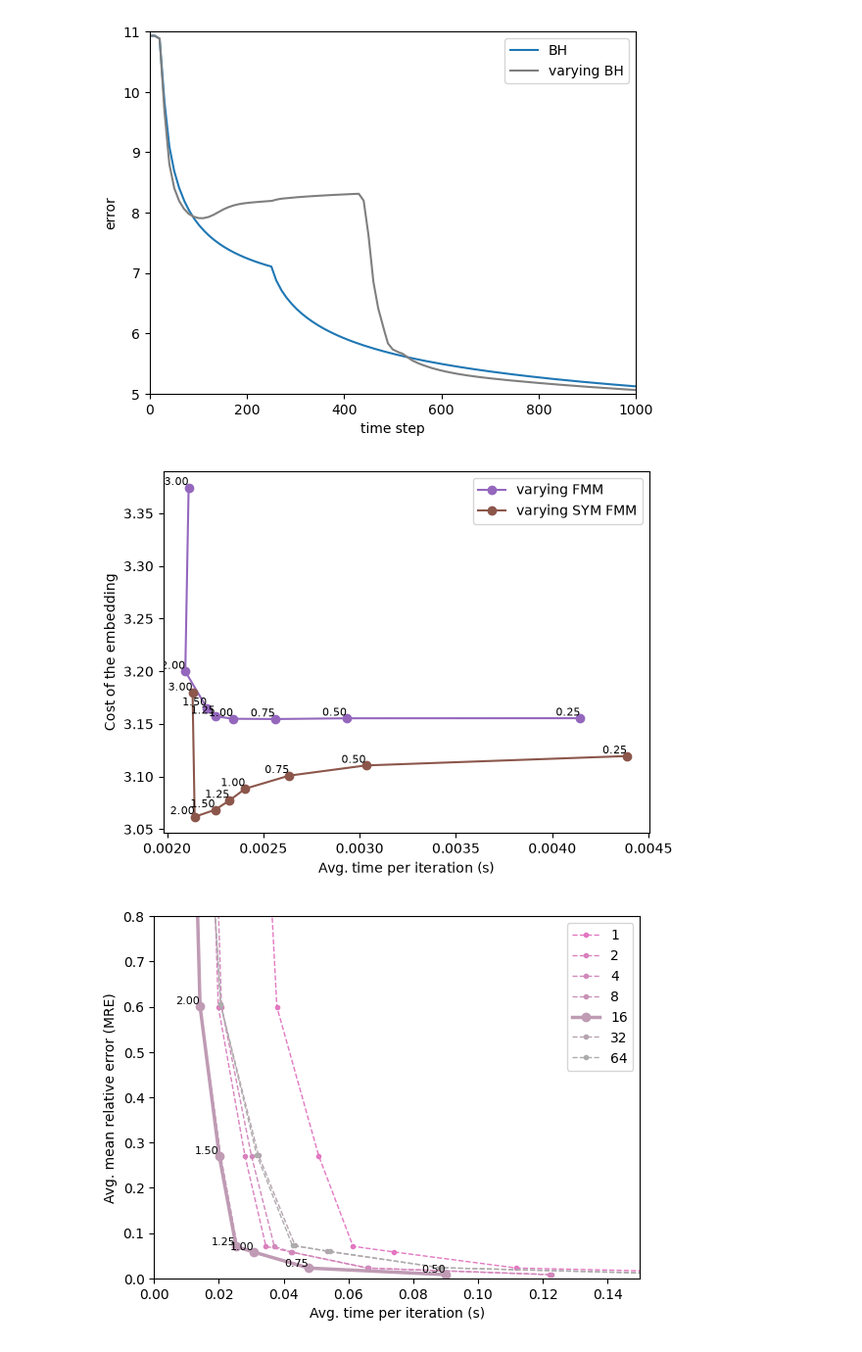
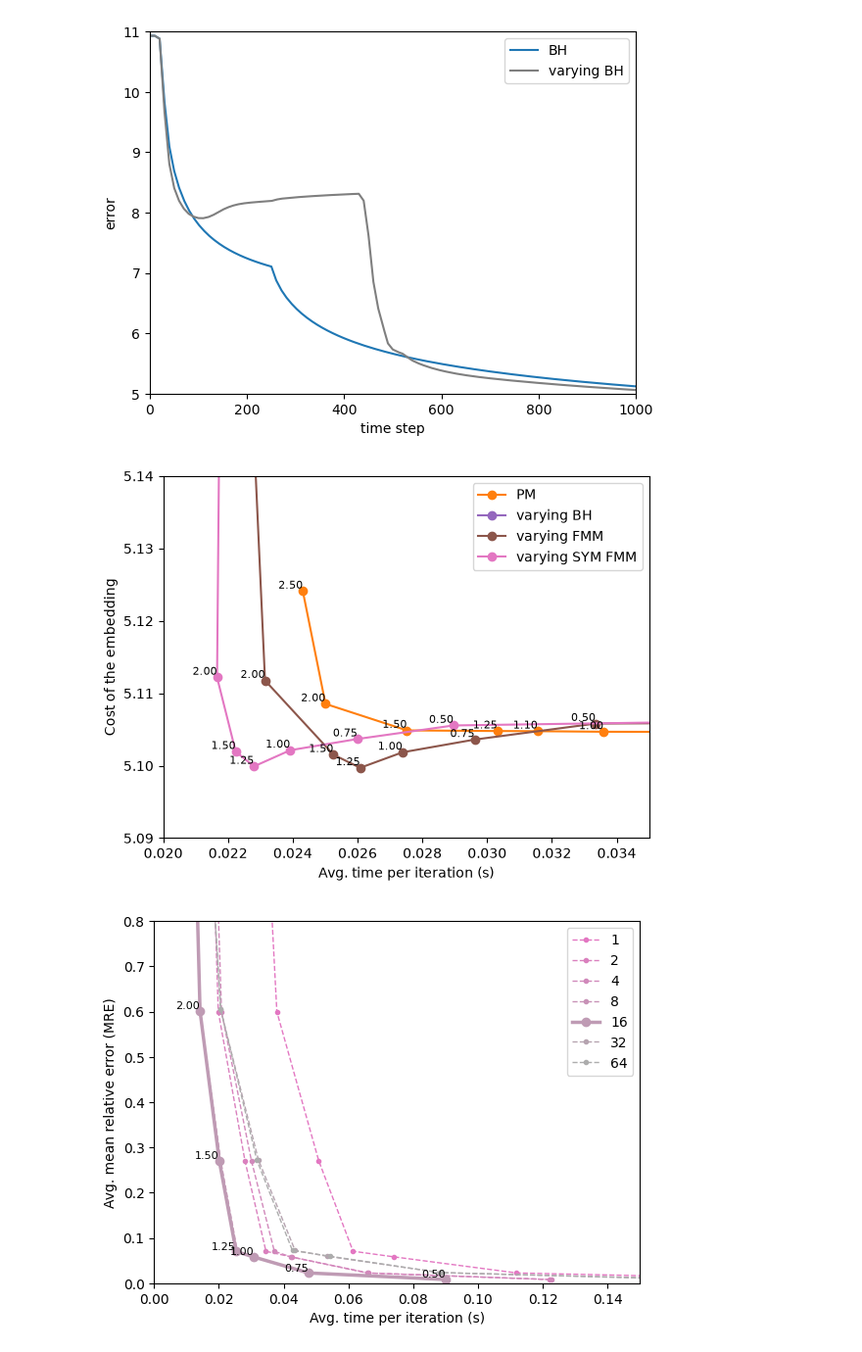
Before and after one commit to LucasFurer/FMM_tSNE, a Jupyter notebook: grapher.ipynb, the cells around one changed output. Shown at 98% size. Drawn from its saved outputs; the diff is of its cells as text; code cells hidden in the pictures.

```diff
--- a/grapher.ipynb
+++ b/grapher.ipynb
@@ -441,26 +441,31 @@ plotGraph(custom_labels, 0, 1000,"time step", "error", "plotOutput/lines_plot.pn
 # %% [output]
 [figure]
 # %%
-pointAmount = "10000" # 70000, 1000000
+pointAmount = "70000" # 70000, 1000000
 dataSet = "MNIST_digits" # MNIST_digits, mice_brain_cells
 perp = "30"
 
 
 custom_labels = {
-    #os.path.join("graphCSV", dataSet, pointAmount, "perp" + perp, "tsneCalculationtimeCostPM_point" + pointAmount + "_perp" + perp + "_dataset" + dataSet + ".csv"): "PM",
-    #os.path.join("graphCSV", dataSet, pointAmount, "perp" + perp, "tsneCalculationtimeCostBH_point" + pointAmount + "_perp" + perp + "_dataset" + dataSet + ".csv"): "varying BH",
+    os.path.join("graphCSV", dataSet, pointAmount, "perp" + perp, "tsneCalculationtimeCostPM_point" + pointAmount + "_perp" + perp + "_dataset" + dataSet + ".csv"): "PM",
+    os.path.join("graphCSV", dataSet, pointAmount, "perp" + perp, "tsneCalculationtimeCostBH_point" + pointAmount + "_perp" + perp + "_dataset" + dataSet + ".csv"): "varying BH",
     os.path.join("graphCSV", dataSet, pointAmount, "perp" + perp, "tsneCalculationtimeCostFMM_MORTON_point" + pointAmount + "_perp" + perp + "_dataset" + dataSet + ".csv"): "varying FMM",
     os.path.join("graphCSV", dataSet, pointAmount, "perp" + perp, "tsneCalculationtimeCostFMM_SYM_MORTON_point" + pointAmount + "_perp" + perp + "_dataset" + dataSet + ".csv"): "varying SYM FMM",
 
 }
 
-plotGraph(custom_labels, 0, 1000, "Cost of the embedding", "Avg. time per iteration (s)", "plotOutput/lines_plot.png", True, None, None, None, None, None, None, True)
+#plotGraph(custom_labels, 0, 1000, "Cost of the embedding", "Avg. time per iteration (s)", "plotOutput/lines_plot.png", True, None, None, None, None, None, None, True)
 
 #plotGraph(custom_labels, 0, 1000, "Cost of the embedding", "Avg. time per iteration (s)", "plotOutput/lines_plot.png", True, 0.028, 0.095, 5.025, 5.175, None, None, True, None)
 #plotGraph(custom_labels, 0, 1000, "Cost of the embedding", "Avg. time per iteration (s)", "plotOutput/lines_plot.png", True, 0.03, 0.065, 5.1, 5.14, None, None, True)
-#plotGraph(custom_labels, 0, 1000, "Cost of the embedding", "Avg. time per iteration (s)", "plotOutput/lines_plot.png", True, 0.02, 0.04, 5.1, 5.14, None, None, True)
+
+# 10000
+#plotGraph(custom_labels, 0, 1000, "Cost of the embedding", "Avg. time per iteration (s)", "plotOutput/lines_plot.png", True, 0.0, 0.02, 3.13, 3.18, None, None, True)
+
+# 70000
+plotGraph(custom_labels, 0, 1000, "Cost of the embedding", "Avg. time per iteration (s)", "plotOutput/lines_plot.png", True, 0.02, 0.035, 5.09, 5.14, None, None, True)
 # %% [output]
-[figure, old version]
+[figure, new version]
 # %%
 pointAmount = "70000"
 dataSet = "MNIST_digits"
```
Also changed, not shown: parts of 3 cells of this notebook, 27 other files.
